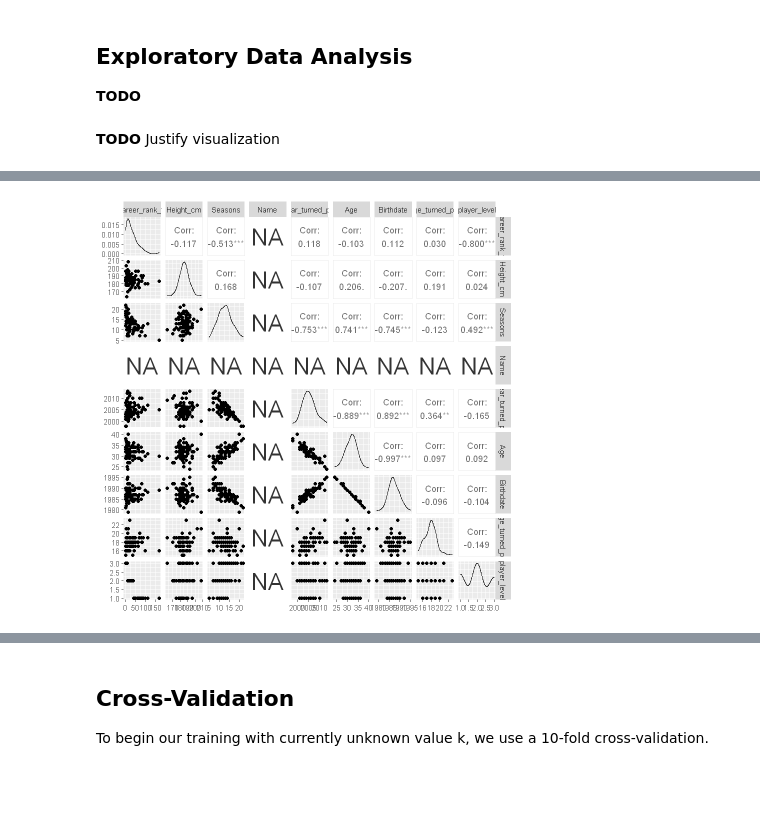
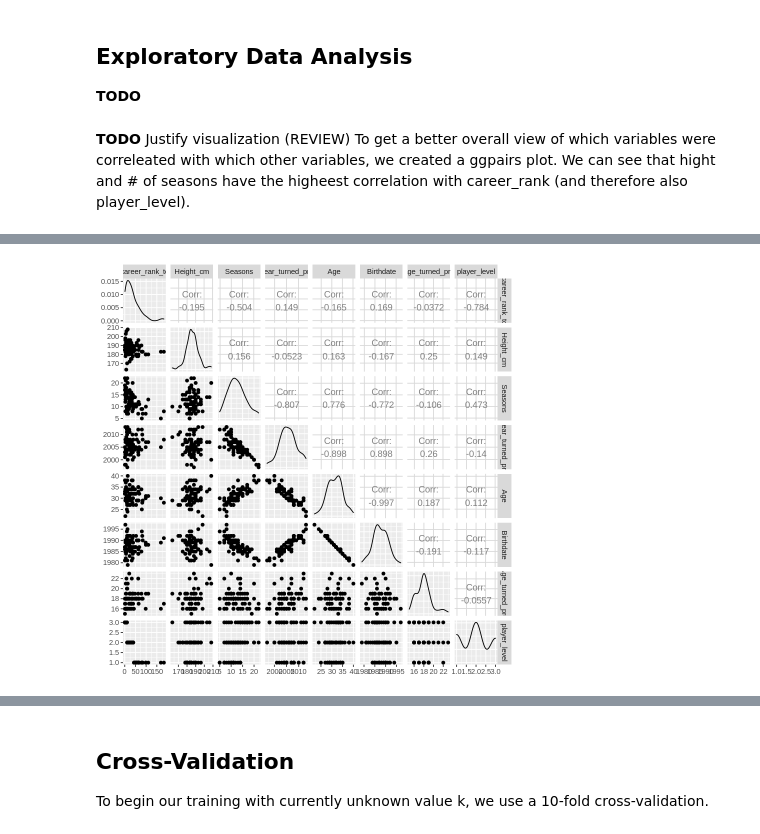
Before and after one commit to sandraradic/Tennis-Classification-Model, a Jupyter notebook: project_proposal.ipynb, the cells around one changed output, grey strips where cells are left out. Cells and saved outputs as stored; diff of their text form; code cells hidden in the pictures; blank space fills up the shorter version.

Commit message:
Ran through a few of the TODOs left (REVIEW) tags to find them.
Ran through a few of the TODOs left (REVIEW) tags to find them.

```diff
--- a/project_proposal.ipynb
+++ b/project_proposal.ipynb
@@ -190,13 +173,15 @@ player_stats_testing <- testing(player_stats_split)
 ## Exploratory Data Analysis
 
 **TODO**
-# %% [markdown]
-**TODO** Justify visualization
+# %% [markdown]
+**TODO** Justify visualization
+(REVIEW) To get a better overall view of which variables were correleated with which other variables, we created a ggpairs plot. We can see that hight and # of seasons have the higheest correlation with career_rank (and therefore also player_level).
 # %%
 # options(repr.plot.width = 12, repr.plot.height = 12)
 
 explore_plot <- player_stats_training %>%
+    select(everything(), -"Name") %>%
     mutate_all(as.numeric) %>%
     ggpairs()
-explore_plot #is there a way for us to remove name?
+explore_plot
 # %% [output]
@@ -205,4 +188,4 @@ Warning message in mask$eval_all_mutate(quo):
-[figure, old version]
+[figure, new version]
 # %%
 #create exploratory data frame that contains means of predictor variables
 
```
Also changed, not shown: parts of 15 cells of this notebook.
